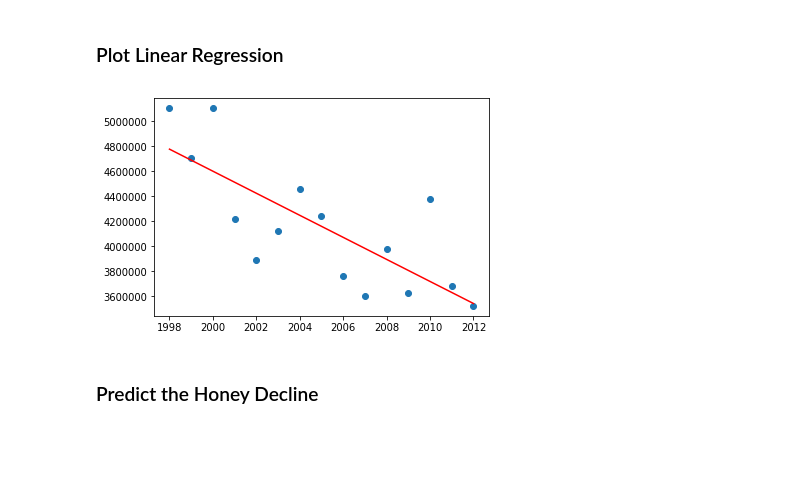
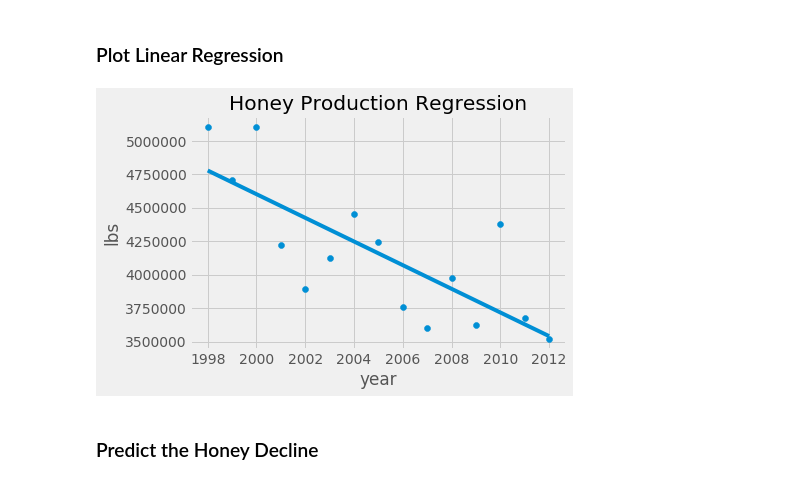
Before and after one commit to implse/Machine_Learning, a Jupyter notebook: Honey Production/Honey Production - Linear Regression.ipynb, the cells around one changed output. Drawn from its saved outputs; the diff is of its cells as text; code cells hidden in the pictures; blank space fills up the shorter version.

Commit message:
Add plot style + credits

```diff
--- a/Honey Production/Honey Production - Linear Regression.ipynb
+++ b/Honey Production/Honey Production - Linear Regression.ipynb
@@ -90,5 +98,9 @@ Name: totalprod, dtype: float64
 import matplotlib.pyplot as plt
 
 plt.scatter(X, y)
+plt.style.use('fivethirtyeight')
+plt.title("Honey Production")
+plt.ylabel("lbs")
+plt.xlabel("year")
 plt.show()
 # %% [output]
@@ -123,10 +135,14 @@ print(y_predict)
 ### Plot Linear Regression
 # %%
 plt.scatter(X, y)
-plt.plot(X, y_predict, c="r")
+plt.plot(X, y_predict)
+plt.style.use('fivethirtyeight')
+plt.title("Honey Production Regression")
+plt.ylabel("lbs")
+plt.xlabel("year")
 plt.show()
 # %% [output]
-[figure, old version]
+[figure, new version]
 # %% [markdown]
 ### Predict the Honey Decline
 # %%
```
Also changed, not shown: parts of 7 cells of this notebook.
